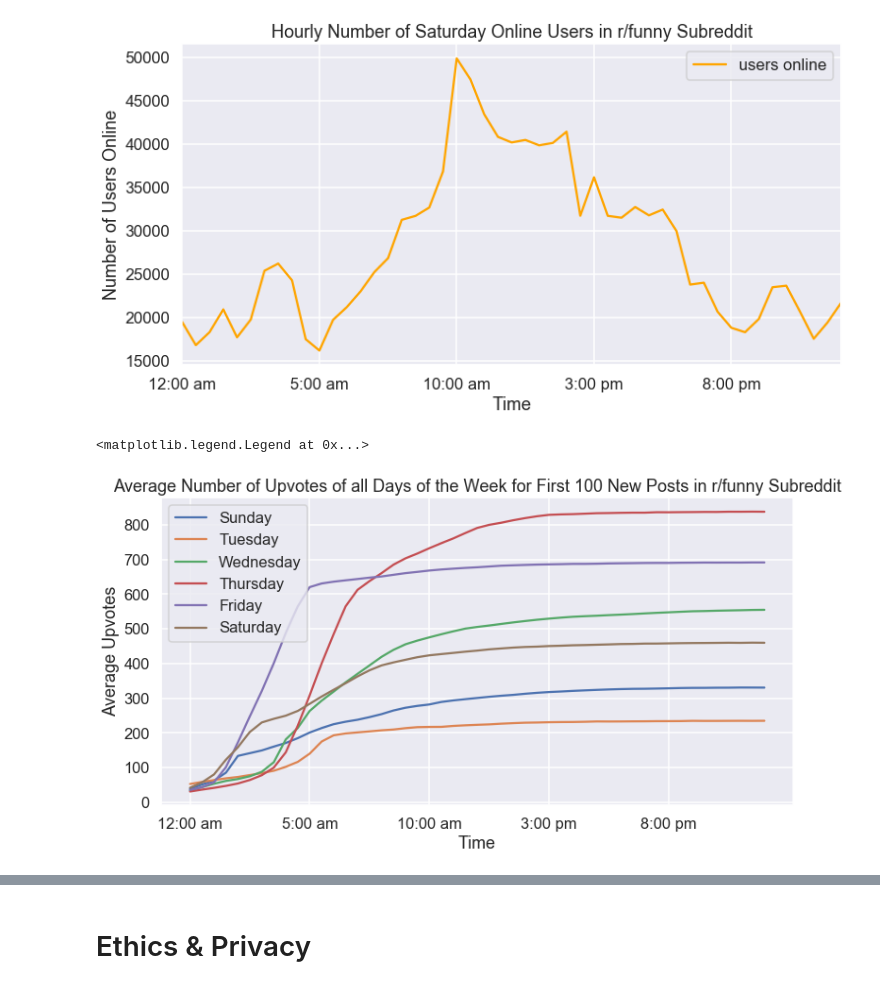
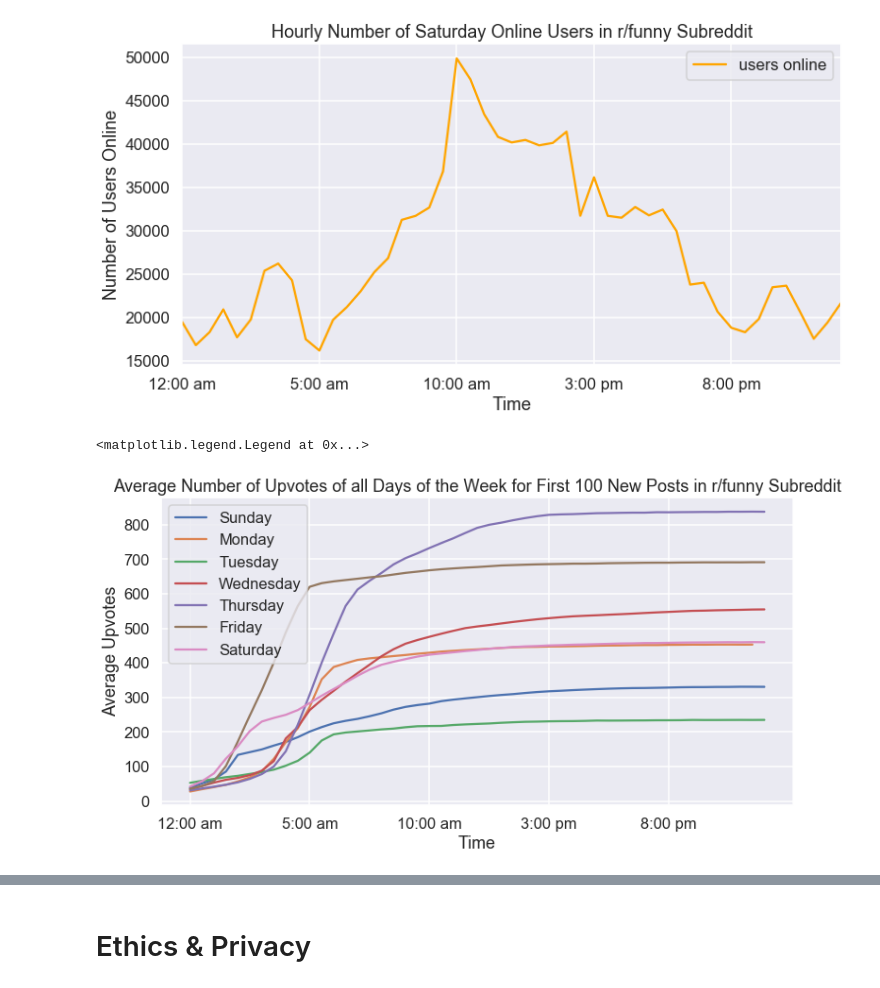
Before and after one commit to cs1212/COGS108_Reddit-Data-Analysis, a Jupyter notebook: FinalProject.ipynb, the cells around one changed output, grey strips where cells are left out. Saved outputs shown, nothing was run; the diff lists cells and outputs as text; code cells hidden in the pictures.

```diff
--- a/FinalProject.ipynb
+++ b/FinalProject.ipynb
@@ -553,20 +553,20 @@ legend.get_texts()[0].set_text('users online')
 # %%
 plt.figure(figsize = (12, 6))
 plt.plot(df_Sunday_mean_upvotes, label = 'Sunday')
-#plt.plot(df_Monday_mean_upvotes, label = 'Monday')
+plt.plot(df_Monday_mean_upvotes, label = 'Monday')
 plt.plot(df_Tuesday_mean_upvotes, label = 'Tuesday')
 plt.plot(df_Wednesday_mean_upvotes, label = 'Wednesday')
 plt.plot(df_Thursday_mean_upvotes, label = 'Thursday')
 plt.plot(df_Friday_mean_upvotes, label = 'Friday')
 plt.plot(df_Saturday_mean_upvotes, label = 'Saturday')
 plt.xticks(np.arange(0, 49, 10))
 plt.title('Average Number of Upvotes of all Days of the Week for First 100 New Posts in r/funny Subreddit')
 plt.xlabel('Time')
 plt.ylabel('Average Upvotes')
 plt.legend(loc='upper left')
 # %% [output]
 <matplotlib.legend.Legend at 0x...>
-[figure, old version]
+[figure, new version]
 # %%
 plt.figure(figsize = (12, 6))
 plt.plot(df_Sunday_mean_comments, label = 'Sunday')
```
Also changed, not shown: parts of 2 cells of this notebook.
